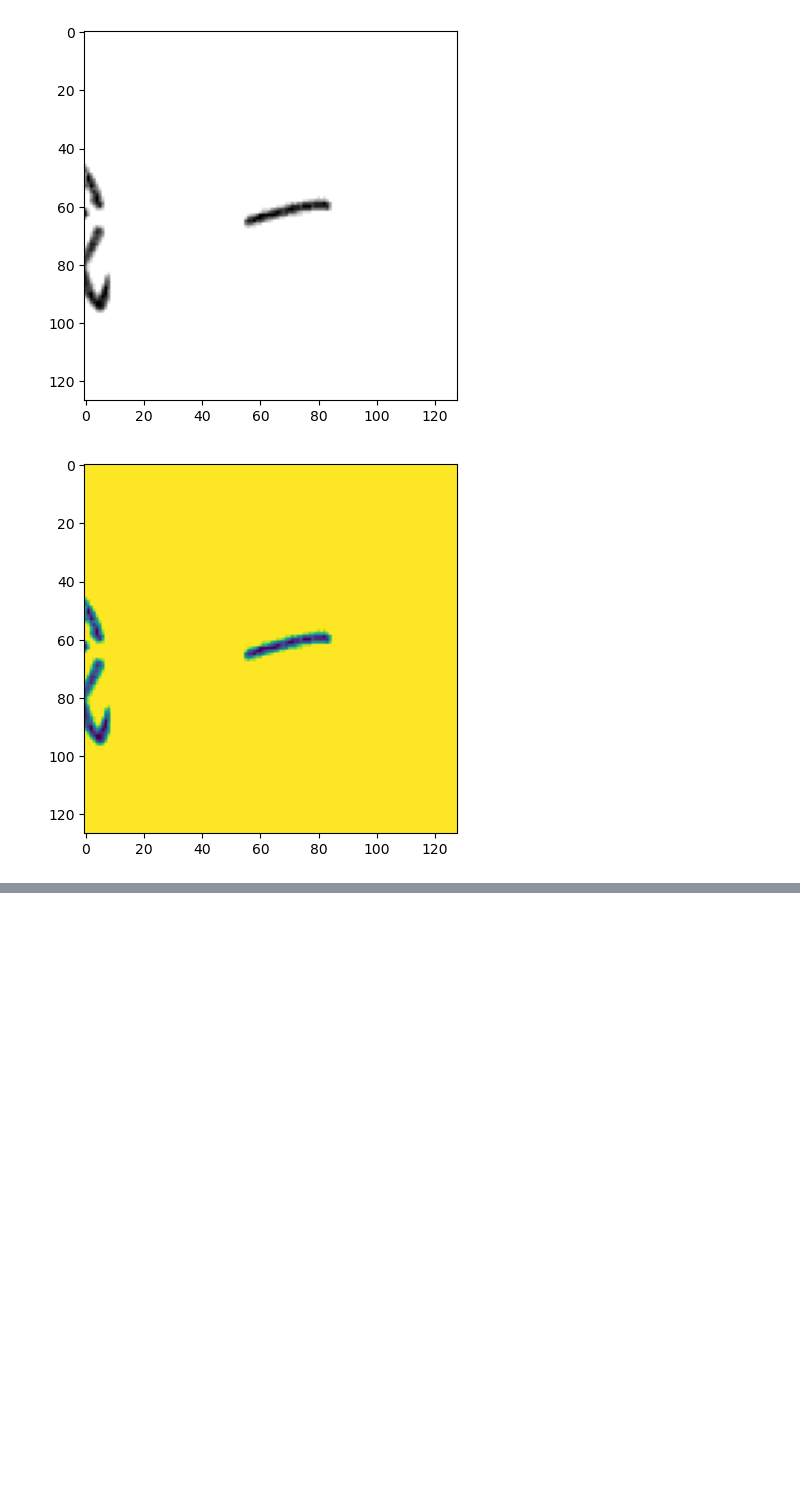
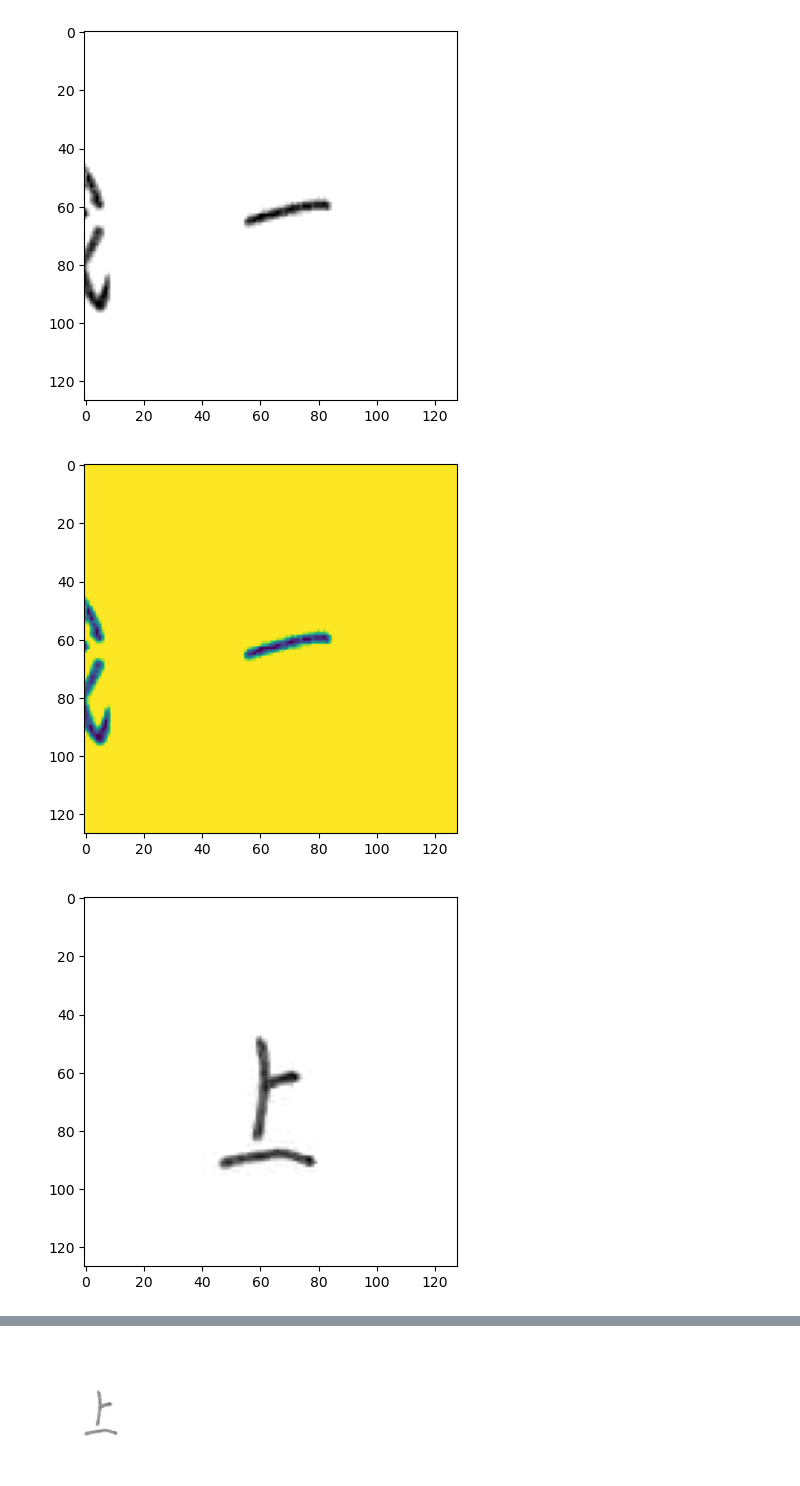
Before and after one commit to aoussou/efficientnet, a Jupyter notebook: notebooks/test.ipynb, the cells around one changed output, grey strips where cells are left out. Cells and saved outputs as stored; diff of their text form; code cells hidden in the pictures; blank space fills up the shorter version.

Commit message:
plotted image

```diff
--- a/notebooks/test.ipynb
+++ b/notebooks/test.ipynb
@@ -23,3 +24,82 @@ plt.show()
 [figure]
 [figure]
 [figure]
+# %%
+def _bytes_feature(value):
+  """Returns a bytes_list from a string / byte."""
+  if isinstance(value, type(tf.constant(0))):
+    value = value.numpy() # BytesList won't unpack a string from an EagerTensor.
+  return tf.train.Feature(bytes_list=tf.train.BytesList(value=[value]))
+
+def _float_feature(value):
+  """Returns a float_list from a float / double."""
+  return tf.train.Feature(float_list=tf.train.FloatList(value=[value]))
+
+def _int64_feature(value):
+  """Returns an int64_list from a bool / enum / int / uint."""
+  return tf.train.Feature(int64_list=tf.train.Int64List(value=[value]))
+
+
+img_path0 = '../data/001418.jpg'
+img_path1 = '/home/ceo/dev/data/ocr_JP/etlcdb-image-extractor/test_dataset/train/0x4e00/000078.png'
+
+im = cv2.imread(img_path0,cv2.IMREAD_GRAYSCALE)
+im_mplt = imread(img_path0,0)
+plt.imshow(im.astype("uint8"),cmap="gray")
+plt.show()
+
+# This is an example, just using the cat image.
+image_string = open(img_path0, 'rb').read()
+
+label = 0
+
+# Create a dictionary with features that may be relevant.
+def image_example(image_string, label):
+
+  feature = {
+      'label': _int64_feature(label),
+      'image_raw': _bytes_feature(image_string),
+  }
+
+  return tf.train.Example(features=tf.train.Features(feature=feature))
+
+for line in str(image_example(image_string, label)).split('\n')[:15]:
+  print(line)
+print('...')
+
+image_path_list = [img_path0,img_path1]
+
+record_file = 'images.tfrecords'
+with tf.io.TFRecordWriter(record_file) as writer:
+  for img_path in image_path_list:
+    image_string = open(img_path, 'rb').read()
+
+    tf_example = image_example(image_string,0)
+    writer.write(tf_example.SerializeToString())
+
+
+# Create a dictionary describing the features.
+image_feature_description = {
+    'label': tf.io.FixedLenFeature([], tf.int64),
+    'image_raw': tf.io.FixedLenFeature([], tf.string),
+}
+
+
+
+raw_image_dataset = tf.data.TFRecordDataset('images.tfrecords')
+
+
+import numpy as  np
+def _parse_image_function(example_proto):
+  # Parse the input tf.train.Example proto using the dictionary above.
+  return tf.io.parse_single_example(example_proto, image_feature_description)
+
+parsed_image_dataset = raw_image_dataset.map(_parse_image_function)
+
+for image_features in parsed_image_dataset:
+  image_raw = image_features['image_raw'].numpy()
+  image_raw_2 = np.frombuffer(image_features['image_raw'],dtype=np.uint8)
+  display.display(display.Image(data=image_raw))
+  plt.imshow(image_raw_2)
+# %% [output]
+[figure, added]
@@ -25,0 +122 @@ plt.show()
+[figure, added]
```
Also changed, not shown: parts of 2 cells of this notebook, 4 other files.
